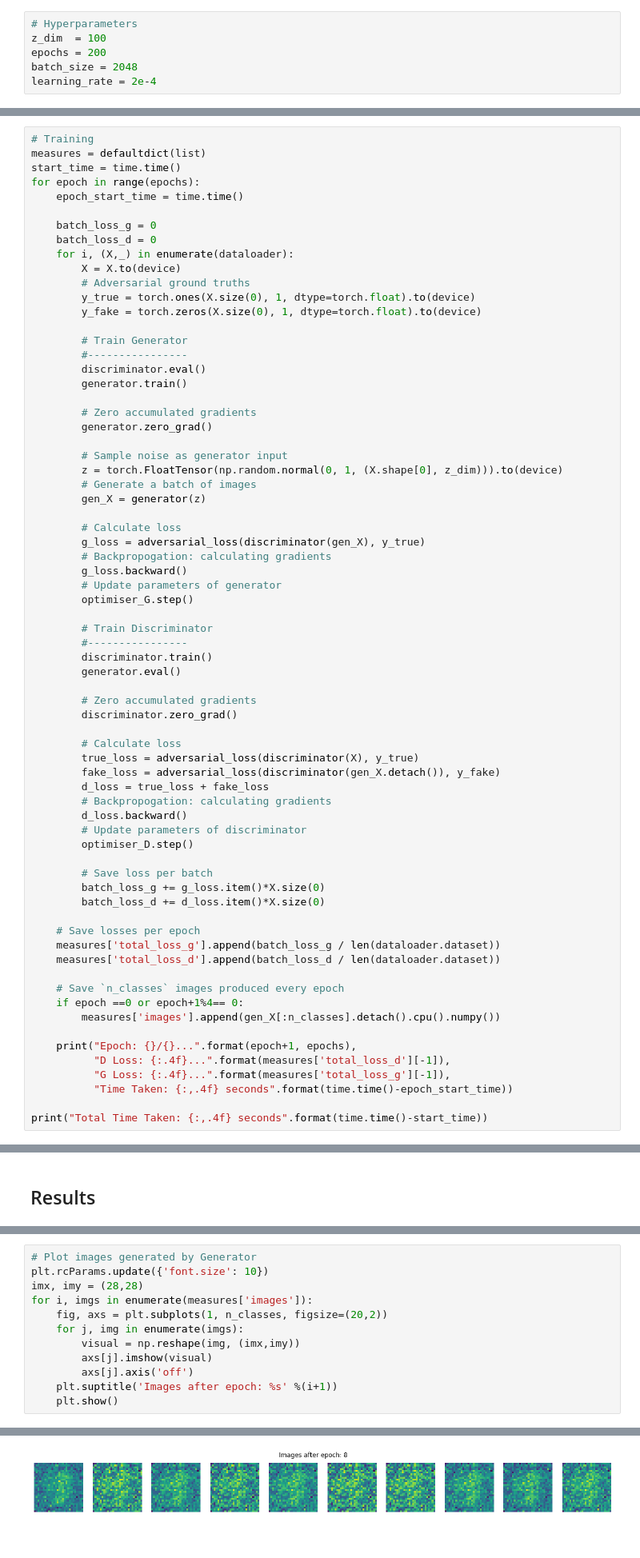
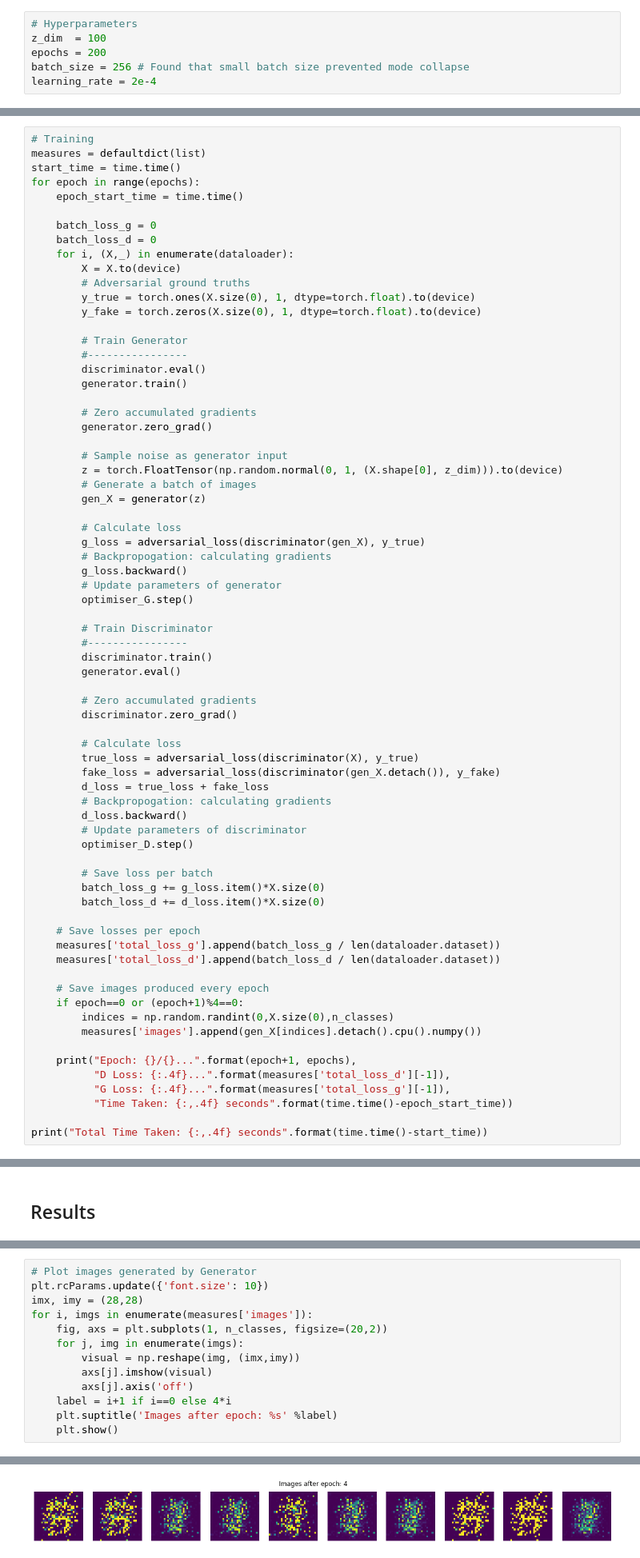
Before and after one commit to udeepam/gan, a Jupyter notebook: notebooks/gan.ipynb, the cells around one changed output, grey strips where cells are left out. Shown at 80% size. Drawn from its saved outputs; the diff is of its cells as text.

```diff
--- a/notebooks/gan.ipynb
+++ b/notebooks/gan.ipynb
@@ -226,7 +226,7 @@ class Discriminator(nn.Module):
 # Hyperparameters
 z_dim  = 100
 epochs = 200
-batch_size = 2048
+batch_size = 256 # Found that small batch size prevented mode collapse
 learning_rate = 2e-4
 # %% [markdown]
 **Objective Function in Practice**<br>
@@ -368,9 +368,10 @@ for epoch in range(epochs):
     measures['total_loss_g'].append(batch_loss_g / len(dataloader.dataset))
     measures['total_loss_d'].append(batch_loss_d / len(dataloader.dataset))
 
-    # Save `n_classes` images produced every epoch
-    if epoch ==0 or epoch+1%4== 0:
-        measures['images'].append(gen_X[:n_classes].detach().cpu().numpy())
+    # Save images produced every epoch
+    if epoch==0 or (epoch+1)%4==0:
+        indices = np.random.randint(0,X.size(0),n_classes)
+        measures['images'].append(gen_X[indices].detach().cpu().numpy())
 
     print("Epoch: {}/{}...".format(epoch+1, epochs),
           "D Loss: {:.4f}...".format(measures['total_loss_d'][-1]),
@@ -422,6 +423,7 @@ for i, imgs in enumerate(measures['images']):
         visual = np.reshape(img, (imx,imy))
         axs[j].imshow(visual)
         axs[j].axis('off')
-    plt.suptitle('Images after epoch: %s' %(i+1))
+    label = i+1 if i==0 else 4*i
+    plt.suptitle('Images after epoch: %s' %label)
     plt.show()
 # %% [output]
@@ -429 +431 @@ for i, imgs in enumerate(measures['images']):
-[figure, old version]
+[figure, new version]
```
Also changed, not shown: parts of 4 cells of this notebook, 3 other files.
